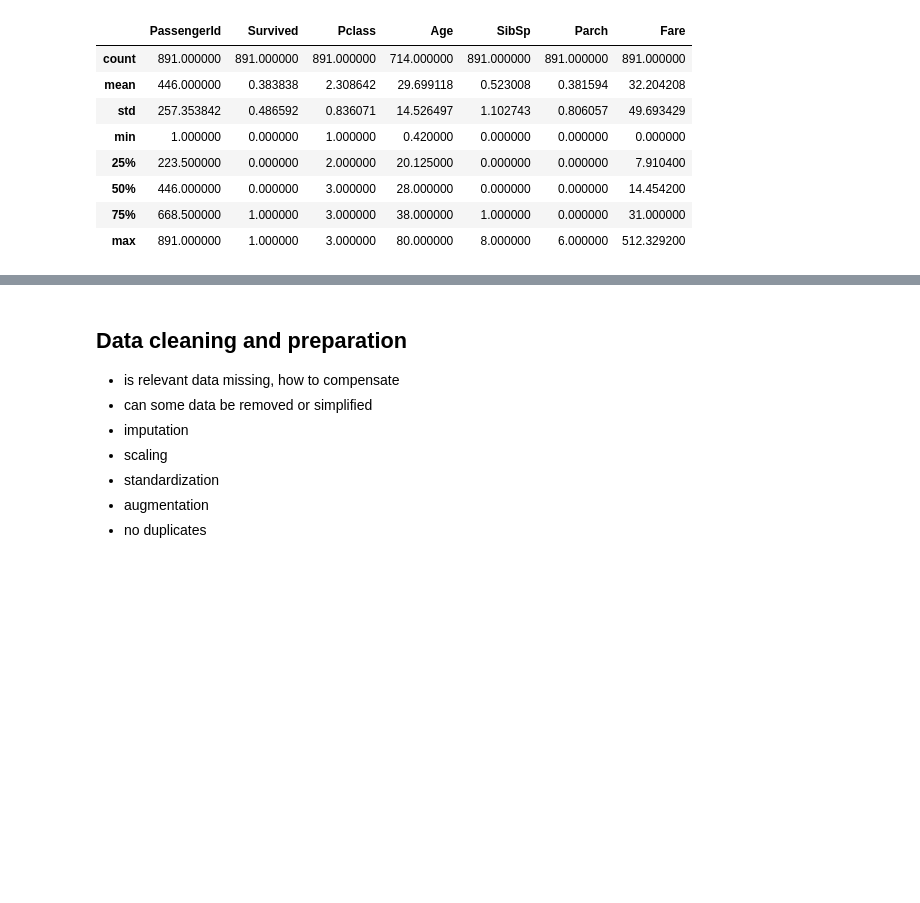
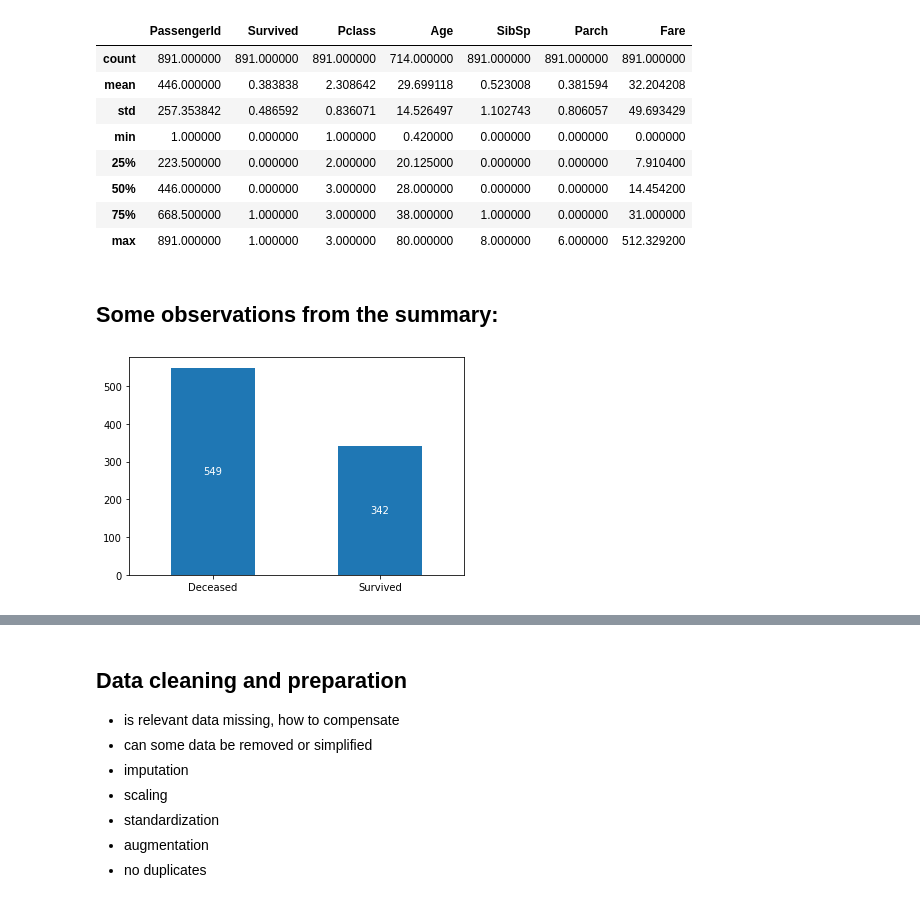
Before and after one commit to laaksonel/machine-learning, a Jupyter notebook: titanic/Titanic.ipynb, the cells around one changed output, grey strips where cells are left out. Drawn from its saved outputs; the diff is of its cells as text; code cells hidden in the pictures; blank space fills up the shorter version.

Commit message:
Data disproportionality observations

```diff
--- a/titanic/Titanic.ipynb
+++ b/titanic/Titanic.ipynb
@@ -122,3 +131,17 @@ train_data.describe()
 | 50% | 446.000000 | 0.000000 | 3.000000 | 28.000000 | 0.000000 | 0.000000 | 14.454200 |
 | 75% | 668.500000 | 1.000000 | 3.000000 | 38.000000 | 1.000000 | 0.000000 | 31.000000 |
 | max | 891.000000 | 1.000000 | 3.000000 | 80.000000 | 8.000000 | 6.000000 | 512.329200 |
+# %% [markdown]
+Some observations from the summary:
+-
+# %%
+classification_categories = pd.DataFrame(train_data.Survived)
+classification_categories = train_data.Survived.value_counts()
+
+ax = classification_categories.plot.bar()
+ax.set_xticklabels(('Deceased', 'Survived'), rotation=0)
+
+for p in ax.patches:
+    ax.annotate(str(p.get_height()), xy=(p.get_x() + p.get_width() / 2, p.get_height() / 2), ha='center', va='center', color='white')
+# %% [output]
+[figure, added]
```
Also changed, not shown: parts of 5 cells of this notebook.
